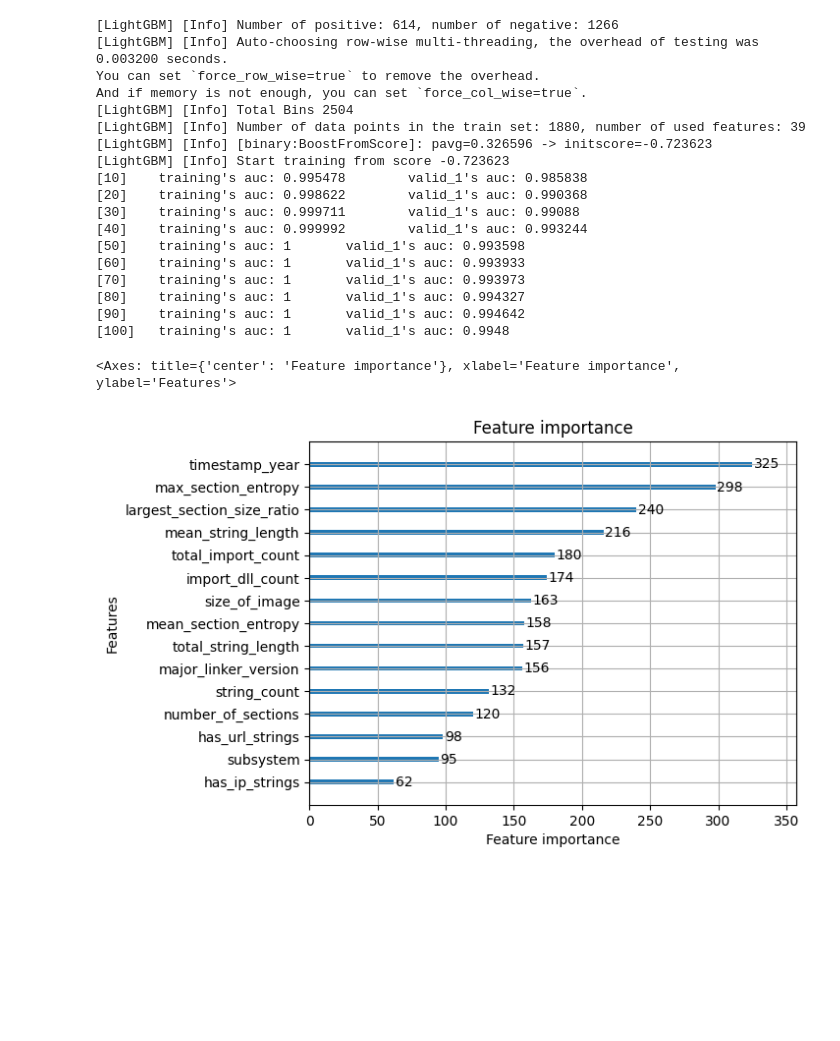
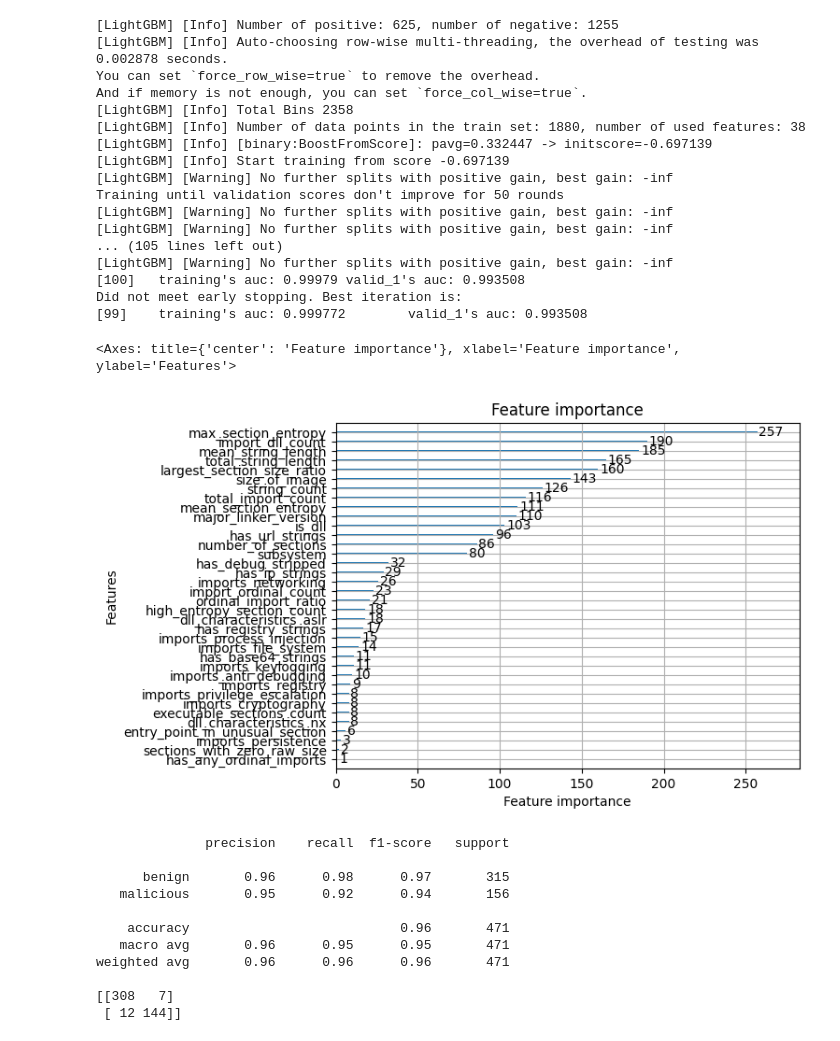
Before and after one commit to Keyboris/PE-pasrser, a Jupyter notebook: ml_training/notenook.ipynb, the cells around one changed output. Drawn from its saved outputs; the diff is of its cells as text; code cells hidden in the pictures; blank space fills up the shorter version.

Commit message:
add more plots

```diff
--- a/ml_training/notenook.ipynb
+++ b/ml_training/notenook.ipynb
@@ -5,44 +5,74 @@ from sklearn.model_selection import train_test_split
 # %%
 df = pd.read_csv('features.csv')
 y = df['label']
-X = df.drop(['label', 'filepath'], axis=1)
+X = df.drop(['label', 'filepath', 'timestamp_year'], axis=1)
 # %%
-X_train, X_test, y_train, y_test = train_test_split(X, y, test_size=0.2, random_state=42)
+X_train, X_test, y_train, y_test = train_test_split(X, y, test_size=0.2, random_state=42, stratify=y)
 # %%
 train_data = lgb.Dataset(data=X_train, label=y_train)
 test_data = lgb.Dataset(data=X_test, label=y_test, reference=train_data)
 # %%
-params = {"objective": "binary",
-          "metric": "auc"}
+params = {
+    "objective": "binary",
+    "metric": "auc",
+    "learning_rate": 0.05,
+    "num_leaves": 31,          # default, constrains tree complexity
+    "min_child_samples": 30,   # require more samples per leaf
+    "lambda_l1": 0.1,          # L1 regularisation
+    "lambda_l2": 0.1,          # L2 regularisation
+    "feature_fraction": 0.8,   # use 80% of features per tree (adds randomness)
+    "bagging_fraction": 0.8,   # use 80% of data per tree
+    "bagging_freq": 5,
+}
 # %%
 booster = lgb.train(
     params=params,
     train_set=train_data,
     num_boost_round=100,
     valid_sets=[train_data, test_data],
-    callbacks=[lgb.log_evaluation(period=10)]
+    callbacks=[lgb.log_evaluation(period=10),
+               lgb.early_stopping(stopping_rounds=50)]
 )
 # %% [output]
-[LightGBM] [Info] Number of positive: 614, number of negative: 1266
-[LightGBM] [Info] Auto-choosing row-wise multi-threading, the overhead of testing was 0.003200 seconds.
+[LightGBM] [Info] Number of positive: 625, number of negative: 1255
+[LightGBM] [Info] Auto-choosing row-wise multi-threading, the overhead of testing was 0.002878 seconds.
 You can set `force_row_wise=true` to remove the overhead.
 And if memory is not enough, you can set `force_col_wise=true`.
-[LightGBM] [Info] Total Bins 2504
-[LightGBM] [Info] Number of data points in the train set: 1880, number of used features: 39
-[LightGBM] [Info] [binary:BoostFromScore]: pavg=0.326596 -> initscore=-0.723623
-[LightGBM] [Info] Start training from score -0.723623
-[10]    training's auc: 0.995478        valid_1's auc: 0.985838
-[20]    training's auc: 0.998622        valid_1's auc: 0.990368
-[30]    training's auc: 0.999711        valid_1's auc: 0.99088
-[40]    training's auc: 0.999992        valid_1's auc: 0.993244
-[50]    training's auc: 1       valid_1's auc: 0.993598
-[60]    training's auc: 1       valid_1's auc: 0.993933
-[70]    training's auc: 1       valid_1's auc: 0.993973
-[80]    training's auc: 1       valid_1's auc: 0.994327
-[90]    training's auc: 1       valid_1's auc: 0.994642
-[100]   training's auc: 1       valid_1's auc: 0.9948
+[LightGBM] [Info] Total Bins 2358
+[LightGBM] [Info] Number of data points in the train set: 1880, number of used features: 38
+[LightGBM] [Info] [binary:BoostFromScore]: pavg=0.332447 -> initscore=-0.697139
+[LightGBM] [Info] Start training from score -0.697139
+[LightGBM] [Warning] No further splits with positive gain, best gain: -inf
+Training until validation scores don't improve for 50 rounds
+[LightGBM] [Warning] No further splits with positive gain, best gain: -inf
+[LightGBM] [Warning] No further splits with positive gain, best gain: -inf
+... (105 lines left out)
+[LightGBM] [Warning] No further splits with positive gain, best gain: -inf
+[100]   training's auc: 0.99979 valid_1's auc: 0.993508
+Did not meet early stopping. Best iteration is:
+[99]    training's auc: 0.999772        valid_1's auc: 0.993508
 # %%
-lgb.plot_importance(booster, importance_type='split', max_num_features=15)
+lgb.plot_importance(booster, importance_type='split', max_num_features=50)
 # %% [output]
 <Axes: title={'center': 'Feature importance'}, xlabel='Feature importance', ylabel='Features'>
-[figure, old version]
+[figure, new version]
+# %%
+from sklearn.metrics import confusion_matrix, classification_report
+
+y_pred_proba = booster.predict(X_test)
+y_pred = (y_pred_proba > 0.5).astype(int)
+
+print(classification_report(y_test, y_pred, target_names=['benign', 'malicious']))
+print(confusion_matrix(y_test, y_pred))
+# %% [output]
+              precision    recall  f1-score   support
+
+      benign       0.96      0.98      0.97       315
+   malicious       0.95      0.92      0.94       156
+
+    accuracy                           0.96       471
+   macro avg       0.96      0.95      0.95       471
+weighted avg       0.96      0.96      0.96       471
+
+[[308   7]
+ [ 12 144]]
```
Also changed, not shown: parts of 1 cell of this notebook.
